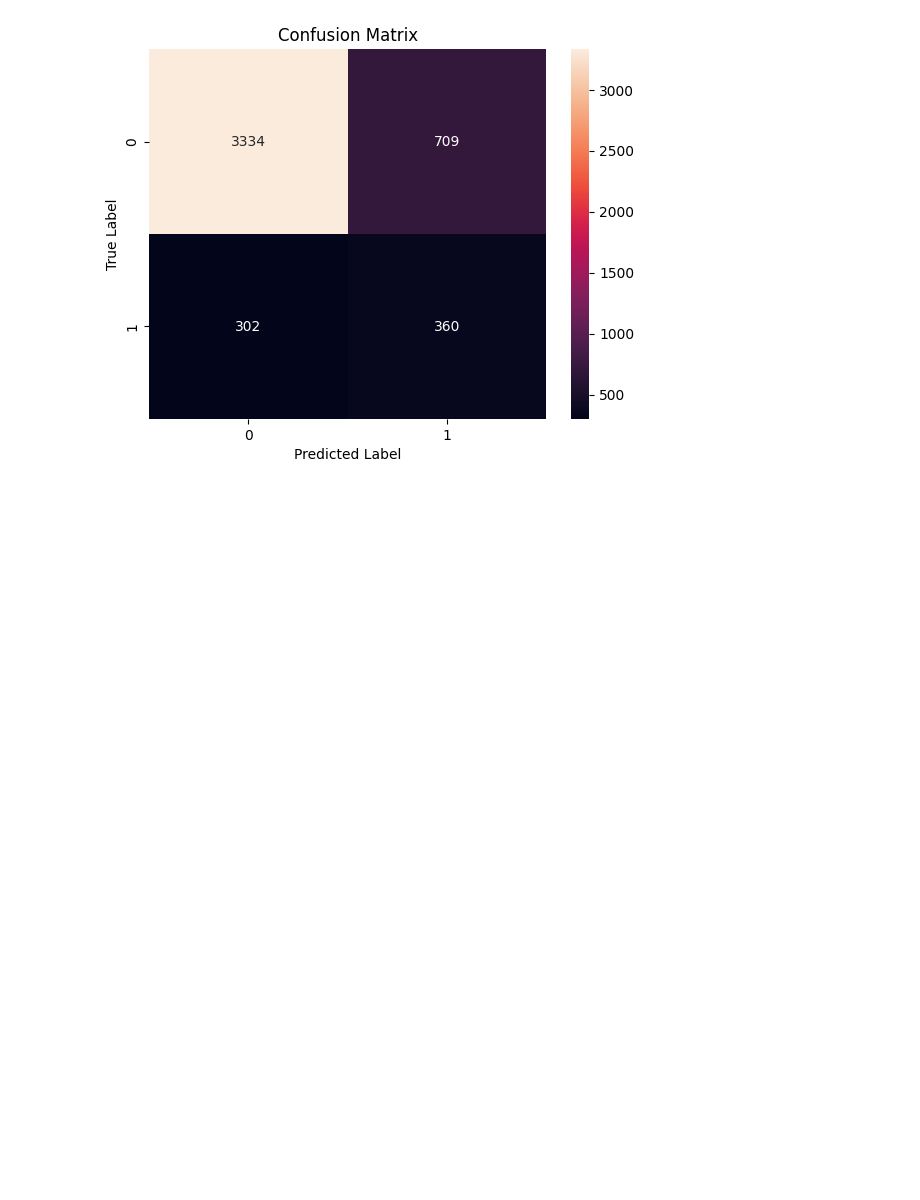
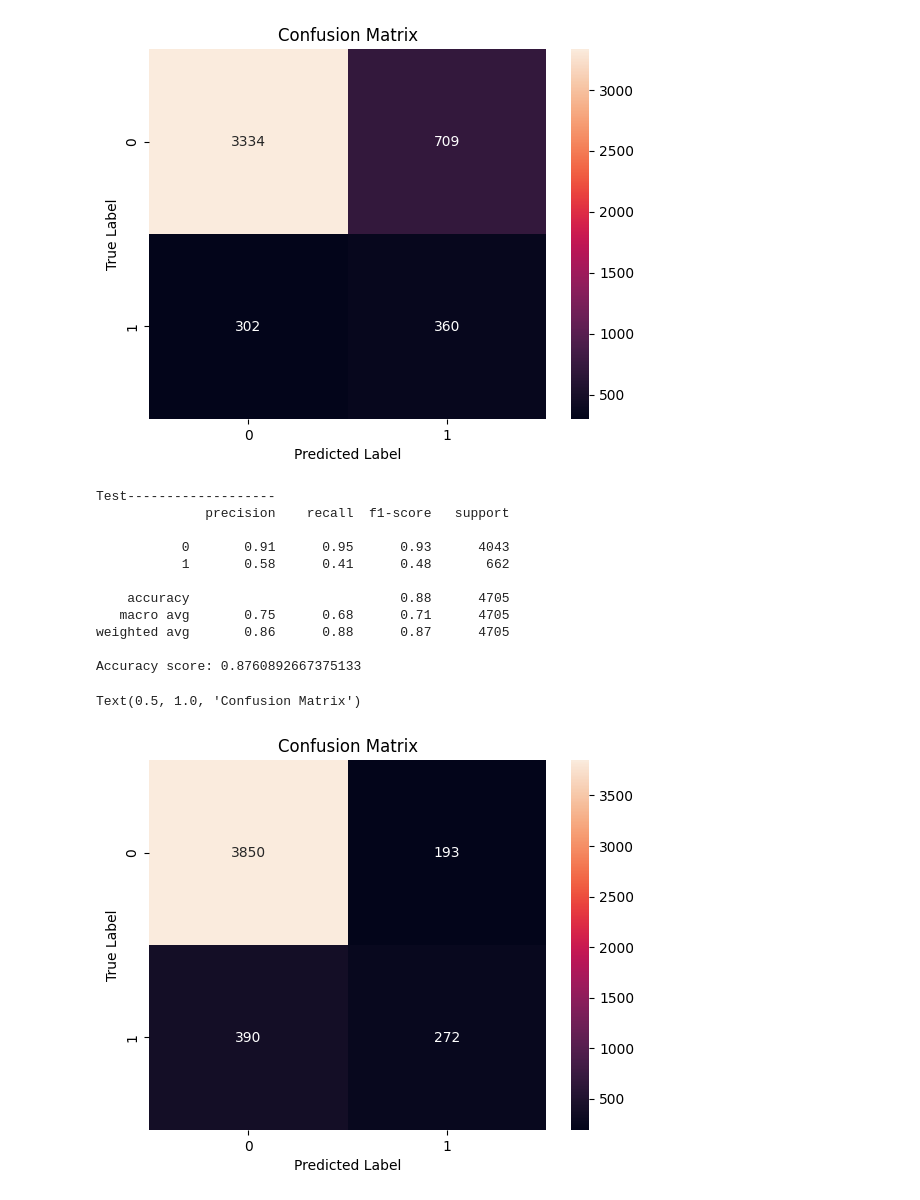
Before and after one commit to Ade-1609/ds-Financial-Inclusion, a Jupyter notebook: Financial_inclusion_in_africa.ipynb, the cells around one changed output. Drawn from its saved outputs; the diff is of its cells as text; code cells hidden in the pictures; blank space fills up the shorter version.

Commit message:
XGB classifer confusion matrix added, Updated the html file for presentation

```diff
--- a/Financial_inclusion_in_africa.ipynb
+++ b/Financial_inclusion_in_africa.ipynb
@@ -419,6 +419,15 @@ baseline_knn = ImbPipeline(
         ('knn', KNeighborsClassifier(n_neighbors =5 ,metric='manhattan'))  # knn classifier
     ]
 )
+
+# XGB Classifer Model
+
+baseline_xgb_ = ImbPipeline(
+    steps=[
+        ('preprocessor', preprocessor),
+        ('Smote', SMOTE(random_state=42)),
+        ('classifier', XGBClassifier(random_state=42,n_jobs=-1))
+         ])
 # %% [markdown]
 #### Testing baseline models
 # %%
@@ -486,6 +495,33 @@ Test-------------------
 weighted avg       0.84      0.79      0.80      4705
 Text(0.5, 1.0, 'Confusion Matrix')
 [figure]
+# %%
+##XGB baseline model
+
+baseline_xgb_.fit(X_train, y_train)
+y_xgb= baseline_xgb_.predict(X_test)
+print('Test-------------------')
+print(classification_report(y_test, y_xgb))
+print('Accuracy score:', accuracy_score(y_test, y_xgb))
+cm=confusion_matrix(y_test, y_xgb)
+sns.heatmap(cm, annot=True, fmt ='g')
+plt.xlabel('Predicted Label')
+plt.ylabel('True Label')
+plt.title('Confusion Matrix')
+# %% [output]
+Test-------------------
+              precision    recall  f1-score   support
+
+           0       0.91      0.95      0.93      4043
+           1       0.58      0.41      0.48       662
+
+    accuracy                           0.88      4705
+   macro avg       0.75      0.68      0.71      4705
+weighted avg       0.86      0.88      0.87      4705
+
+Accuracy score: 0.8760892667375133
+Text(0.5, 1.0, 'Confusion Matrix')
+[figure, added]
 # %%
 #defining parametres grid
 
```
Also changed, not shown: parts of 12 cells of this notebook, 1 other file.
